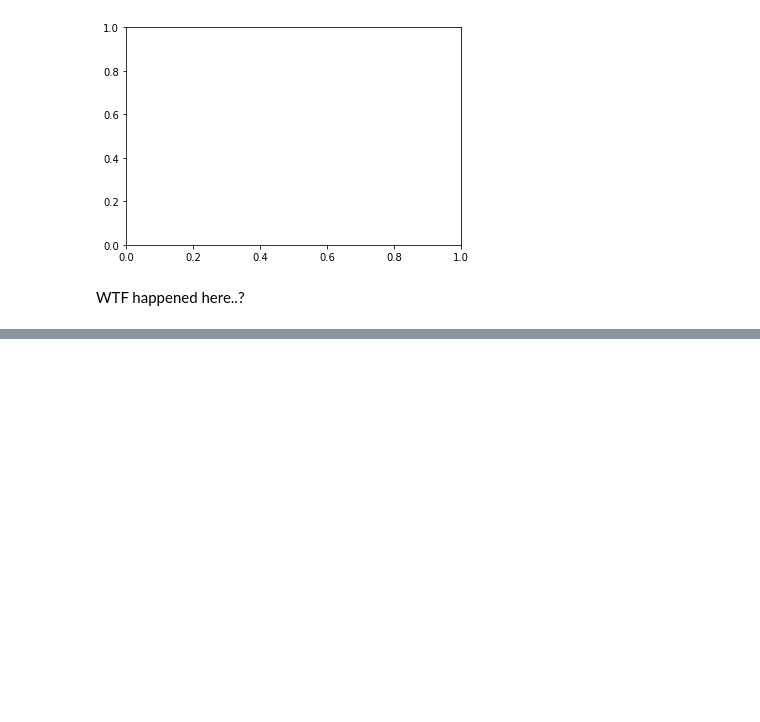
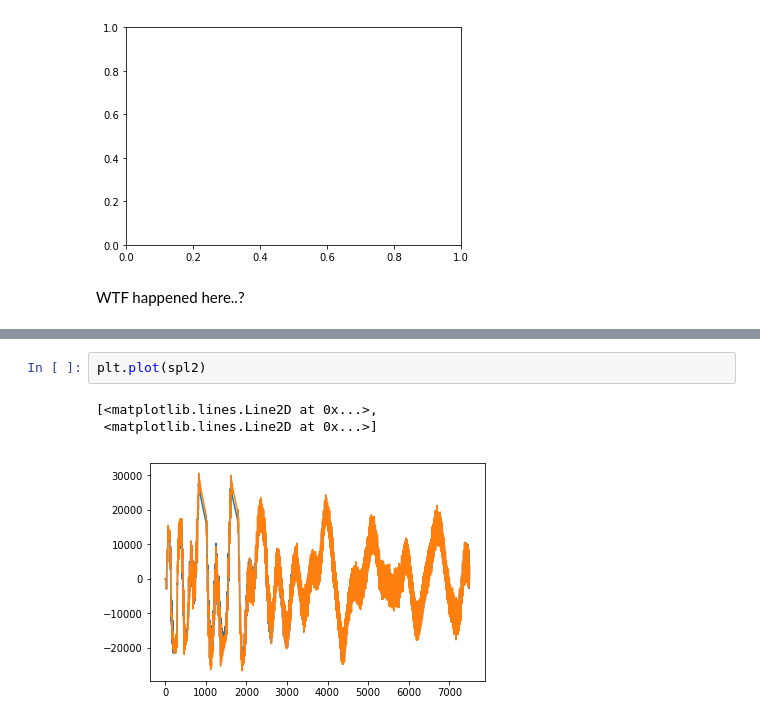
Before and after one commit to magdapoppins/pycourse-wav, a Jupyter notebook: chrm.ipynb, the cells around one changed output, grey strips where cells are left out. Saved outputs shown, nothing was run; the diff lists cells and outputs as text; blank space fills up the shorter version.

```diff
--- a/chrm.ipynb
+++ b/chrm.ipynb
@@ -75,0 +96,6 @@ WTF happened here..?
+# %%
+plt.plot(spl2)
+# %% [output]
+[<matplotlib.lines.Line2D at 0x...>,
+ <matplotlib.lines.Line2D at 0x...>]
+[figure, added]
```
Also changed, not shown: parts of 15 cells of this notebook, 1 other file.
